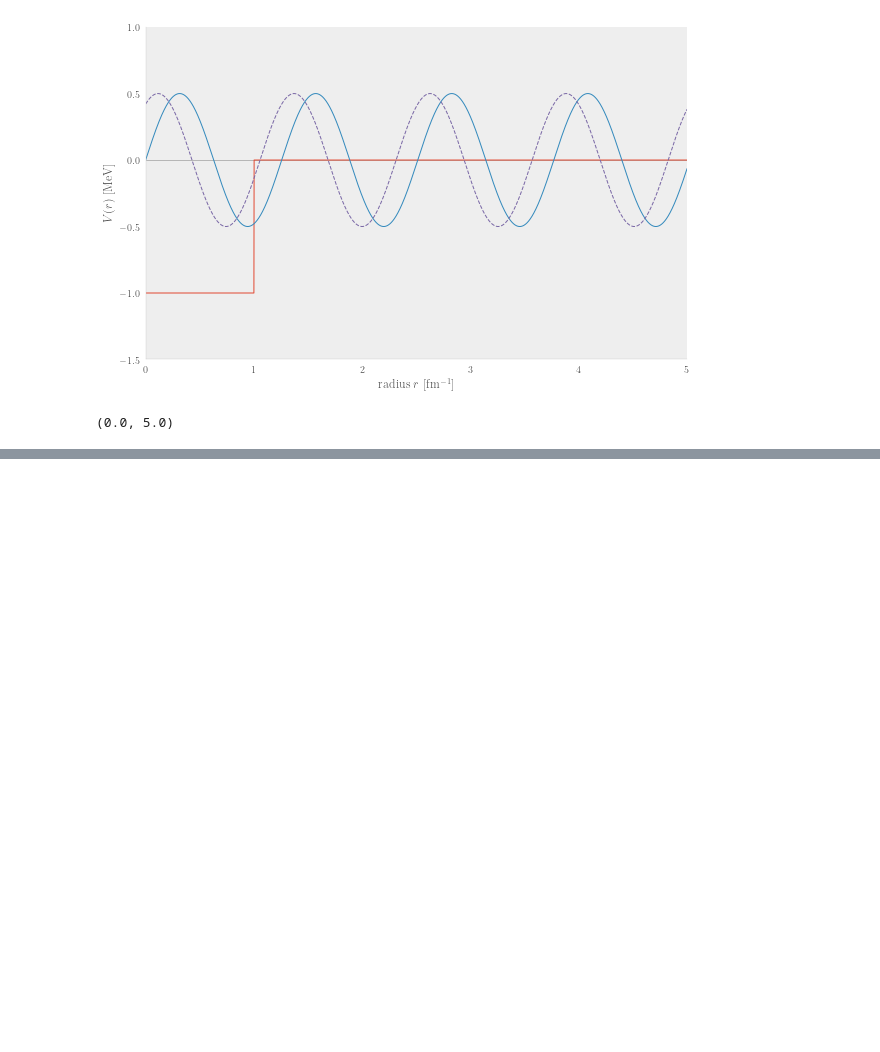
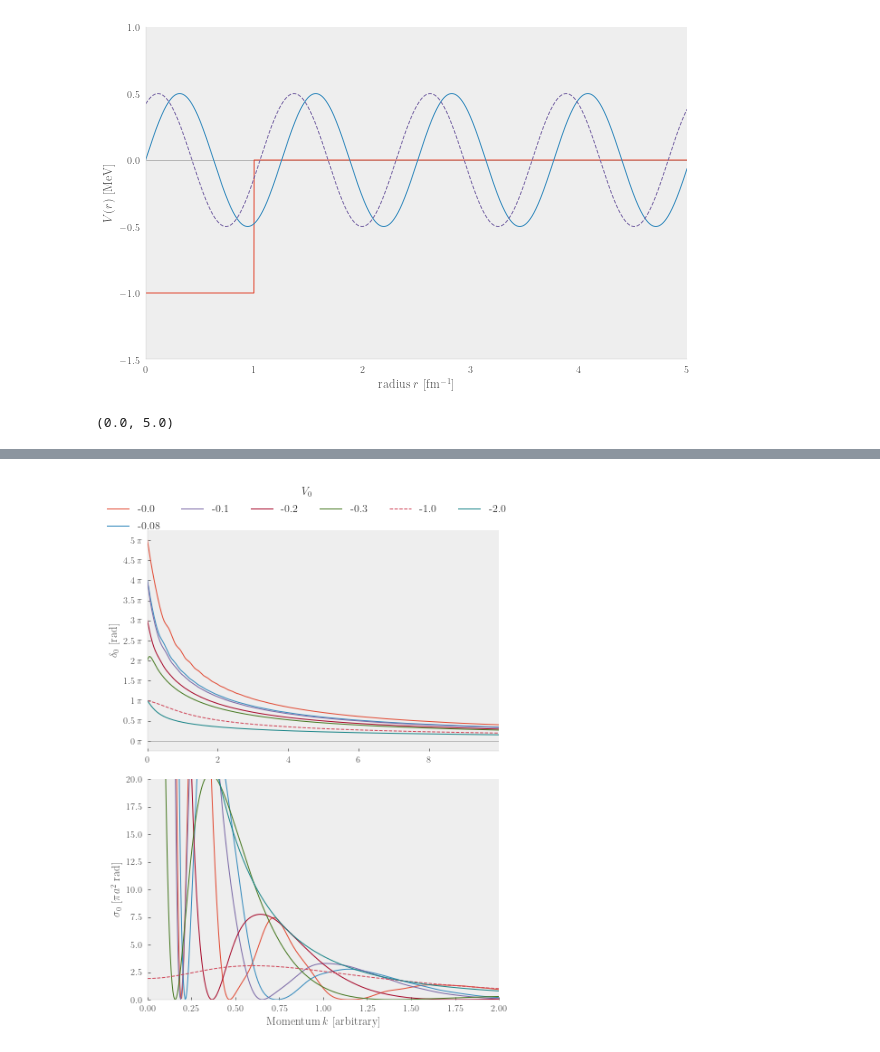
Before and after one commit to ErlendLima/NuclearForces, a Jupyter notebook: project1/notebook/Project.ipynb, the cells around one changed output, grey strips where cells are left out. Saved outputs shown, nothing was run; the diff lists cells and outputs as text; code cells hidden in the pictures; blank space fills up the shorter version.

```diff
--- a/project1/notebook/Project.ipynb
+++ b/project1/notebook/Project.ipynb
@@ -1059,0 +1117,33 @@ ax.set_xlim(0, 5)
+# %%
+method = VPA()
+mass = 2.0
+
+# Compute the phase shift for different well depths V₀
+k = 0.00001:0.005:10 |> collect
+k[1] += 0.001
+δs = Vector{Float64}[]
+V₀s = [0.0, 0.08, 0.1, 0.2, 0.3, 1.0, 2.0]
+for V₀ in V₀s
+    V = Yukawa(-1.0, V₀)
+    δ = phaseshift(k, mass, V, method)
+    push!(δs, δ)
+end
+
+fig, (ax1, ax2) = newfig(;nrows=2, tight_layout=true)
+ax1.axhline(y=0, c="gray", linewidth=0.5)
+for (δ, V₀) in zip(δs, V₀s)
+    ls = if V₀ in [1.0, 11.0] "--" else "-" end
+    ax1.plot(k, δ/π, label="$(-V₀)", linestyle=ls)
+    ax2.plot(k, crossection(δ, k)./π, linestyle=ls)
+end
+fig.legend(title=L"$V_0$", loc=2, ncol=6, bbox_to_anchor=(0.0, 0.98, 1.0, 0.102))
+ax1.set_xlim(0, maximum(k))
+ax2.set_xlim(0, 2)
+ax2.set_ylim(0, 20)
+ax2.set_xlabel(L"Momentum $k$ [arbitrary]")
+ax1.set_ylabel(L"$\delta_0$ [rad]")
+ax2.set_ylabel(L"$\sigma_0$ [$\pi a^2$ rad]")
+pi_ticks(ax1.yaxis)
+#savefig(fig, "square_well_wave.pdf")
+# %% [output]
+[figure, added]
```
Also changed, not shown: parts of 21 cells of this notebook, 15 other files.
